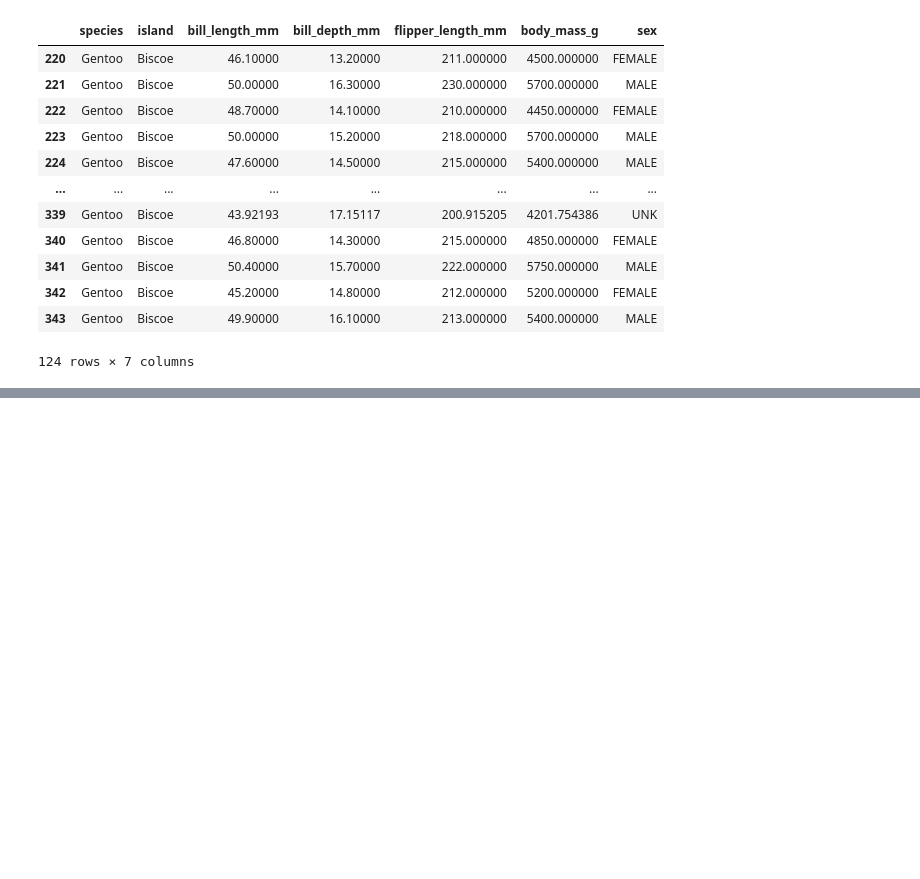
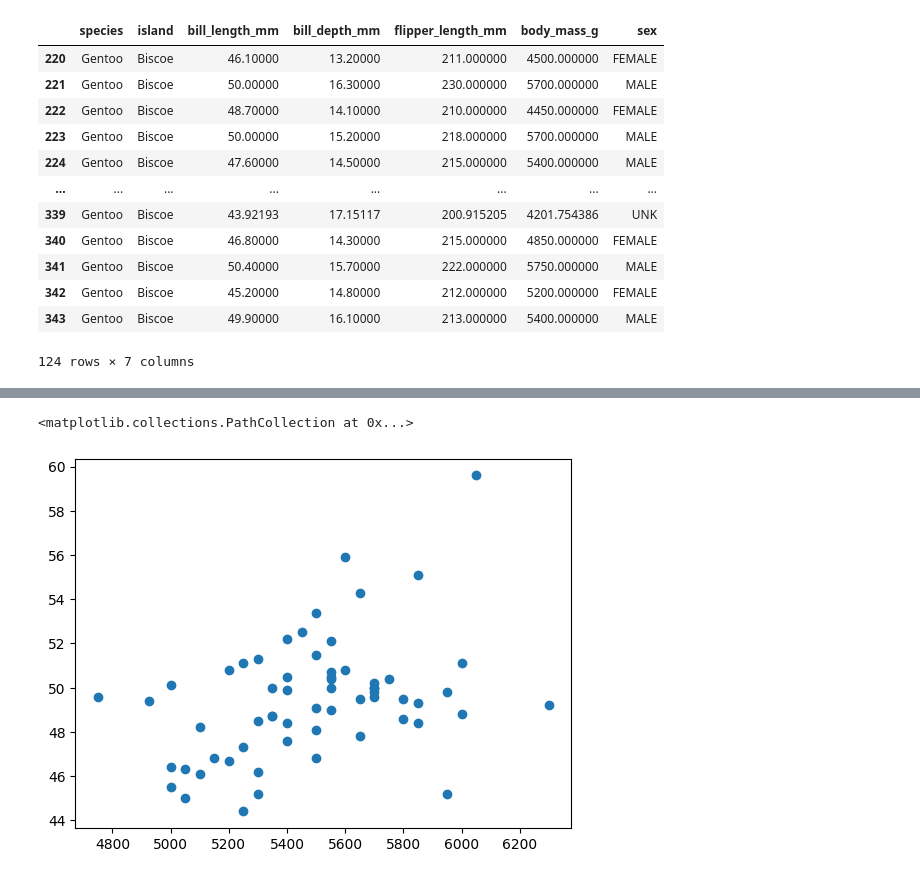
Before and after one commit to oliv-1990/Pandas_module_2, a Jupyter notebook: Week_2_Code_Along.ipynb, the cells around one changed output, grey strips where cells are left out. Cells and saved outputs as stored; diff of their text form; code cells hidden in the pictures; blank space fills up the shorter version.

```diff
--- a/Week_2_Code_Along.ipynb
+++ b/Week_2_Code_Along.ipynb
@@ -152,0 +150,10 @@ beefy_gentoo_df
+# %%
+#   beefy_gentoo_df = gentoo_df.query("body_mass_g > 5000")
+#   beefy_gentoo_df
+male_gentoo = gentoo_df.query("sex == 'MALE'")
+female_gentoo = gentoo_df.query("sex == 'FEMALE'")
+# %%
+plt.scatter(male_gentoo['body_mass_g'],male_gentoo['bill_length_mm'])
+# %% [output]
+<matplotlib.collections.PathCollection at 0x...>
+[figure, added]
```
Also changed, not shown: parts of 4 cells of this notebook.
